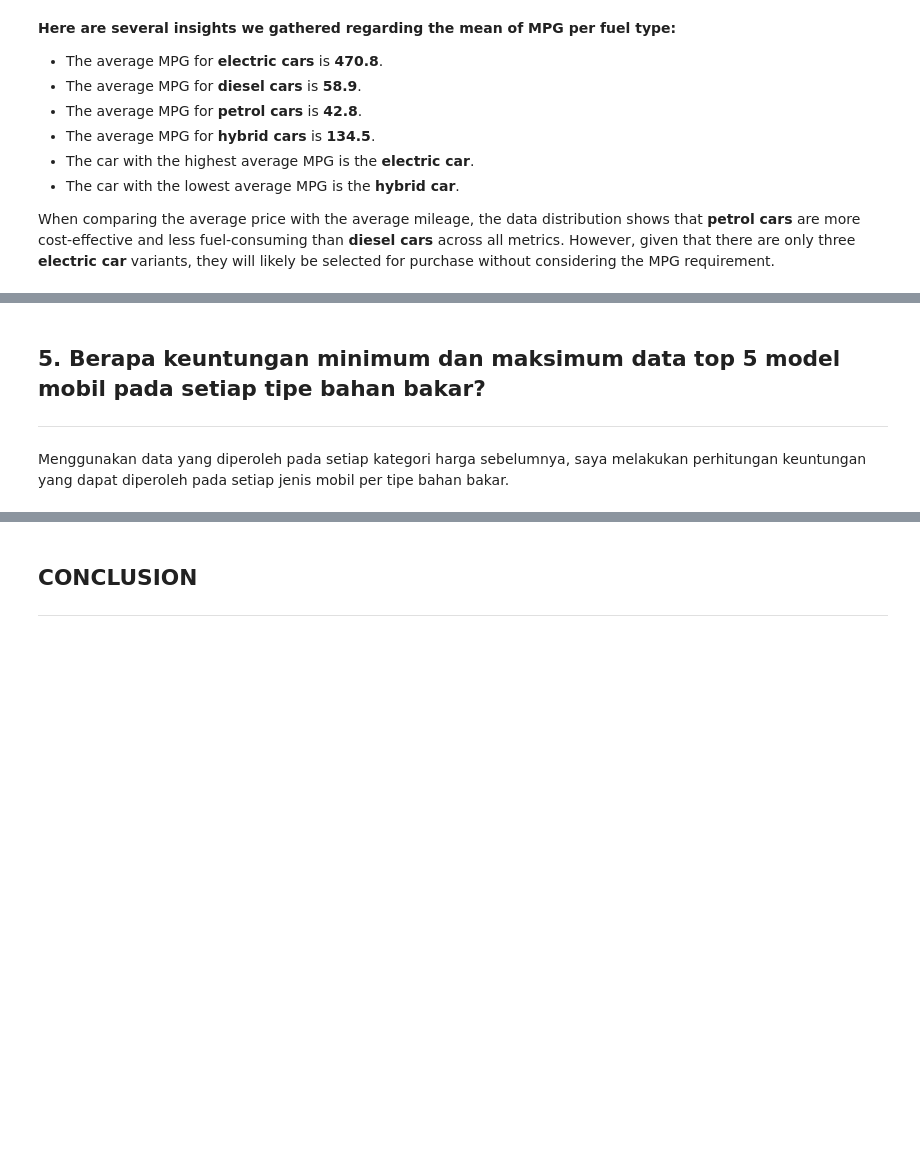
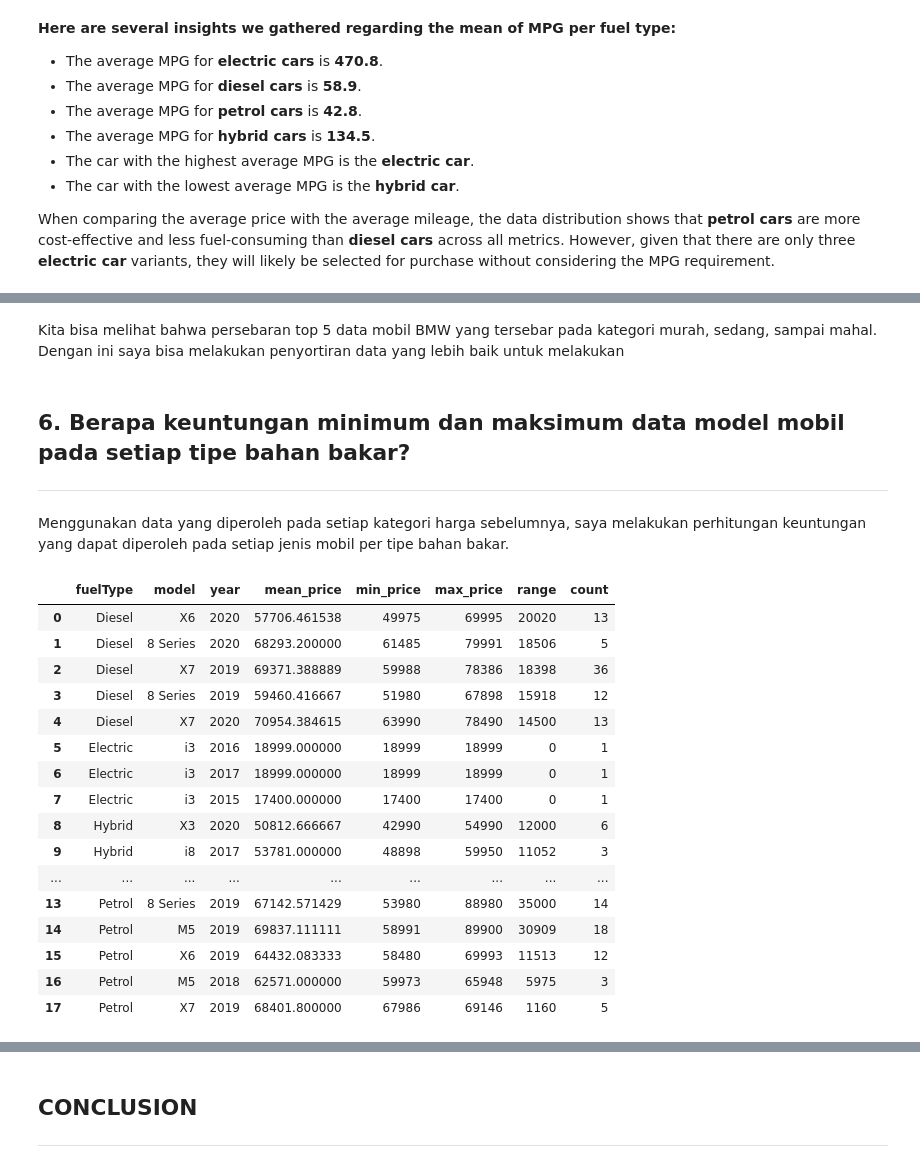
Before and after one commit to rafisiregar/Analysis-of-Used-BMWs-for-the-Company-Fleet, a Jupyter notebook: UsedBMWCarAnalysis.ipynb, the cells around one changed output, grey strips where cells are left out. Cells and saved outputs as stored; diff of their text form; code cells hidden in the pictures; blank space fills up the shorter version.

```diff
--- a/UsedBMWCarAnalysis.ipynb
+++ b/UsedBMWCarAnalysis.ipynb
@@ -404,63 +595,84 @@ Kita bisa melihat bahwa persebaran top 5 data mobil BMW yang tersebar pada kateg
+# %% [markdown]
+Kita bisa melihat bahwa persebaran top 5 data mobil BMW yang tersebar pada kategori murah, sedang, sampai mahal. Dengan ini saya bisa melakukan penyortiran data yang lebih baik untuk melakukan
 # %% [markdown]
-## **5. Berapa keuntungan minimum dan maksimum data top 5 model mobil pada setiap tipe bahan bakar?**
+## **6. Berapa keuntungan minimum dan maksimum data model mobil pada setiap tipe bahan bakar?**
 ___
 # %% [markdown]
 Menggunakan data yang diperoleh pada setiap kategori harga sebelumnya, saya melakukan perhitungan keuntungan yang dapat diperoleh pada setiap jenis mobil per tipe bahan bakar.
 # %%
-import pandas as pd
-import numpy as np
-import matplotlib.pyplot as plt
-import seaborn as sns
-from scipy import stats
-
-# Misal: df = pd.read_csv("mobil.csv")
-
-# Ambil top 5 kombinasi model-tahun per fuelType berdasarkan rata-rata harga
 top_models_all = {}
 for fuel in df['fuelType'].unique():
     df_fuel = df[df['fuelType'] == fuel]
-    top_models = (
+
+    counts = df_fuel.groupby(['model', 'year']).size()
+
+    if fuel == 'Electric':
+        valid_groups = counts.index  # semua data untuk Electric
+    else:
+        valid_groups = counts[counts >= 3].index  # minimal 3 unit untuk fuel lain
+
+    mean_prices = (
         df_fuel.groupby(['model', 'year'])['price']
         .mean()
+        .loc[valid_groups]
         .sort_values(ascending=False)
-        .head(5)
-        .index
     )
+
+    top_models = mean_prices.head(5).index
     top_models_all[fuel] = top_models
 
-# Simpan hasil analisis
 summary = []
 
 for fuel, model_years in top_models_all.items():
     for model, year in model_years:
         data = df[(df['fuelType'] == fuel) & (df['model'] == model) & (df['year'] == year)]
-        if len(data) <3: continue  # skip jika terlalu sedikit
 
         prices = data['price']
         mean_price = prices.mean()
         min_price = prices.min()
         max_price = prices.max()
         std_price = prices.std()
         n = len(prices)
 
-        # Hitung 95% confidence interval
-        ci_low, ci_high = stats.t.interval(
-            confidence=0.95,
-            df=n-1,
-            loc=mean_price,
-            scale=stats.sem(prices)
-        )
-
         summary.append({
             'fuelType': fuel,
-            'model': f"{model} - {year} - {fuel}",
+            'model': model,
+            'year': year,
             'mean_price': mean_price,
             'min_price': min_price,
             'max_price': max_price,
             'range': max_price - min_price,
-            'ci_low': ci_low,
-            'ci_high': ci_high,
             'count': n
         })
 
 df_summary = pd.DataFrame(summary)
+
+# Urutkan per fuelType, berdasarkan range terbesar
+df_summary_sorted = df_summary.sort_values(['fuelType', 'range'], ascending=[True, False])
+
+# Ambil top 5 per fuelType berdasarkan range terbesar (kecuali electric yang sudah semua)
+df_summary_top5_range = (
+    df_summary_sorted.groupby('fuelType').apply(
+        lambda x: x if x.name == 'Electric' else x.head(5)
+    ).reset_index(drop=True)
+)
+
+df_summary_top5_range
+# %% [output]
+|  | fuelType | model | year | mean_price | min_price | max_price | range | count |
+| 0 | Diesel | X6 | 2020 | 57706.461538 | 49975 | 69995 | 20020 | 13 |
+| 1 | Diesel | 8 Series | 2020 | 68293.200000 | 61485 | 79991 | 18506 | 5 |
+| 2 | Diesel | X7 | 2019 | 69371.388889 | 59988 | 78386 | 18398 | 36 |
+| 3 | Diesel | 8 Series | 2019 | 59460.416667 | 51980 | 67898 | 15918 | 12 |
+| 4 | Diesel | X7 | 2020 | 70954.384615 | 63990 | 78490 | 14500 | 13 |
+| 5 | Electric | i3 | 2016 | 18999.000000 | 18999 | 18999 | 0 | 1 |
+| 6 | Electric | i3 | 2017 | 18999.000000 | 18999 | 18999 | 0 | 1 |
+| 7 | Electric | i3 | 2015 | 17400.000000 | 17400 | 17400 | 0 | 1 |
+| 8 | Hybrid | X3 | 2020 | 50812.666667 | 42990 | 54990 | 12000 | 6 |
+| 9 | Hybrid | i8 | 2017 | 53781.000000 | 48898 | 59950 | 11052 | 3 |
+| ... | ... | ... | ... | ... | ... | ... | ... | ... |
+| 13 | Petrol | 8 Series | 2019 | 67142.571429 | 53980 | 88980 | 35000 | 14 |
+| 14 | Petrol | M5 | 2019 | 69837.111111 | 58991 | 89900 | 30909 | 18 |
+| 15 | Petrol | X6 | 2019 | 64432.083333 | 58480 | 69993 | 11513 | 12 |
+| 16 | Petrol | M5 | 2018 | 62571.000000 | 59973 | 65948 | 5975 | 3 |
+| 17 | Petrol | X7 | 2019 | 68401.800000 | 67986 | 69146 | 1160 | 5 |
```
Also changed, not shown: parts of 28 cells of this notebook.
